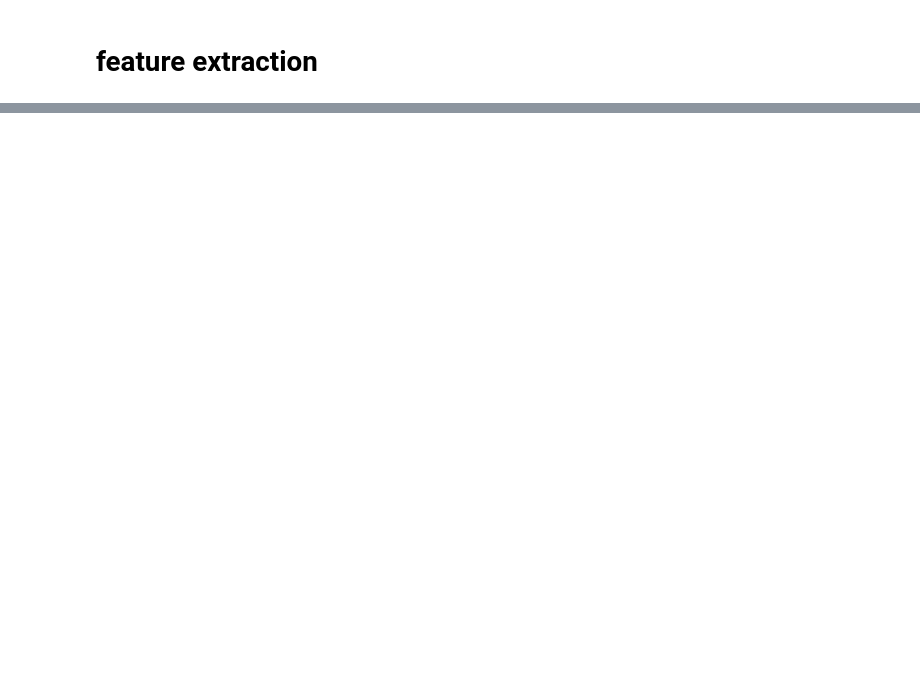
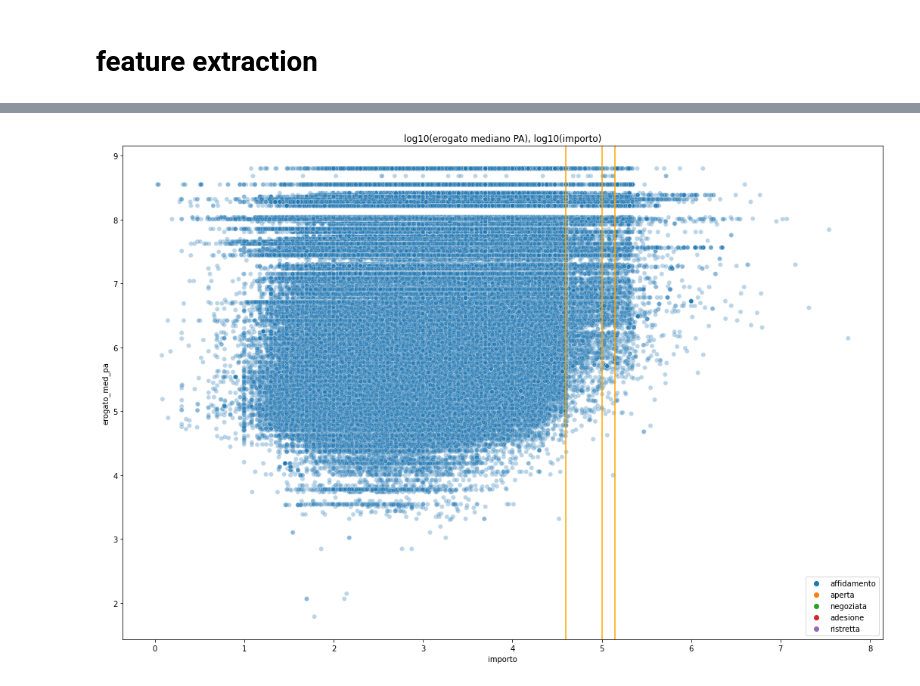
Before and after one commit to Yourne/synapthesis, a Jupyter notebook: Luglio2sett/datasetV2.ipynb, the cells around one changed output, grey strips where cells are left out. Cells and saved outputs as stored; diff of their text form; code cells hidden in the pictures; blank space fills up the shorter version.

```diff
--- a/Luglio2sett/datasetV2.ipynb
+++ b/Luglio2sett/datasetV2.ipynb
@@ -164,0 +226,15 @@ dtype: float64
+# %%
+plt.figure(figsize=(6*3, 4*3))
+sns.scatterplot(
+    x=np.log10(df.importo)[np.log10(df.importo) > 0][df.tipo_procedura == "affidamento"],
+    y=np.log10(df.erogato_med_pa)[np.log10(df.importo) > 0],
+    alpha=.3, hue=df.tipo_procedura
+)
+plt.axvline(np.log10(14e4), color='orange', linestyle="dotted", alpha=.3)
+plt.axvline(np.log10(10e4), color='orange', linestyle="dotted", alpha=.3)
+plt.axvline(np.log10(4e4), color='orange', linestyle="dotted", alpha=.3)
+plt.legend(loc="lower right")
+plt.title("log10(erogato mediano PA), log10(importo)")
+plt.show()
+# %% [output]
+[figure, added]
```
Also changed, not shown: parts of 27 cells of this notebook, 1 other file.
